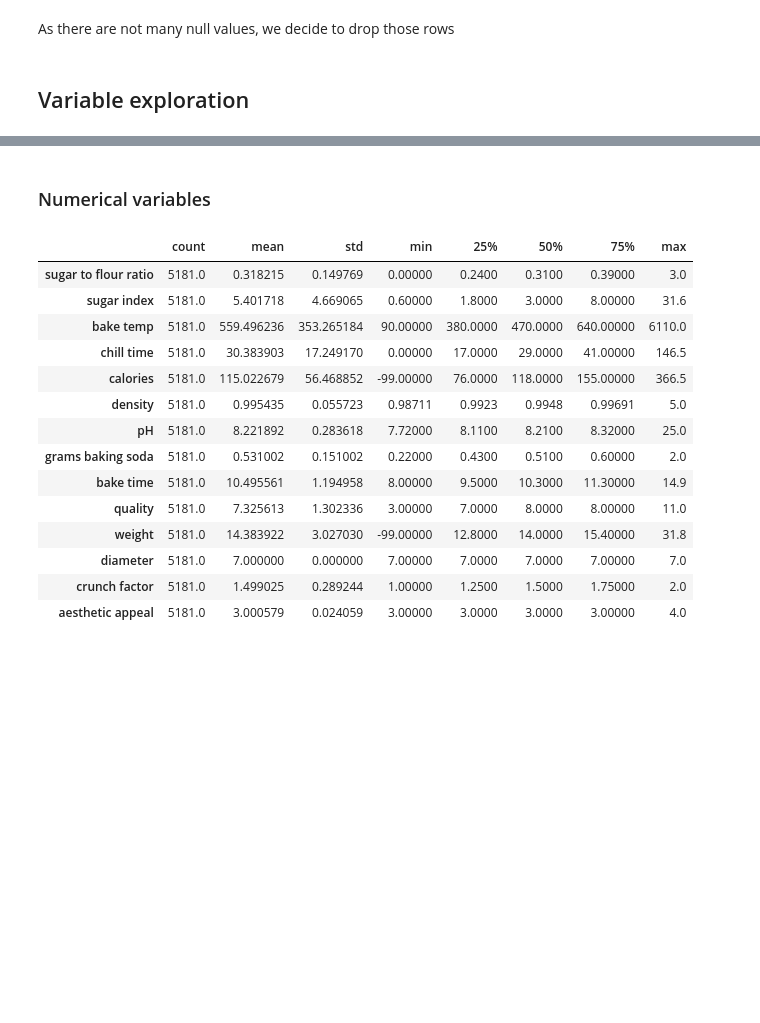
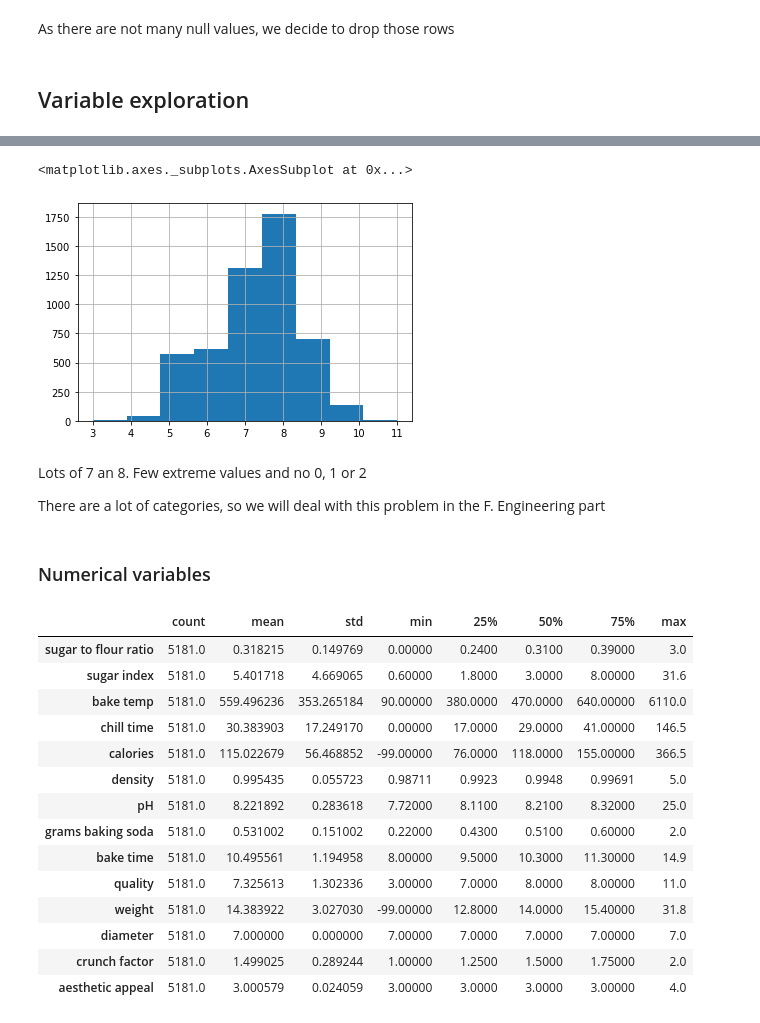
Before and after one commit to EiroaMD/datathon_nov_19, a Jupyter notebook: 2. EDA.ipynb, the cells around one changed output, grey strips where cells are left out. Saved outputs shown, nothing was run; the diff lists cells and outputs as text; code cells hidden in the pictures; blank space fills up the shorter version.

```diff
--- a/2. EDA.ipynb
+++ b/2. EDA.ipynb
@@ -85,3 +102,12 @@ cookies.dropna(inplace=True)
+# %%
+cookies.quality.hist(bins=9)
+# %% [output]
+<matplotlib.axes._subplots.AxesSubplot at 0x...>
+[figure, added]
+# %% [markdown]
+Lots of 7 an 8. Few extreme values and no 0, 1 or 2
+
+There are a lot of categories, so we will deal with this problem in the F. Engineering part
 # %% [markdown]
 ### Numerical variables
 # %%
```
Also changed, not shown: parts of 15 cells of this notebook.
